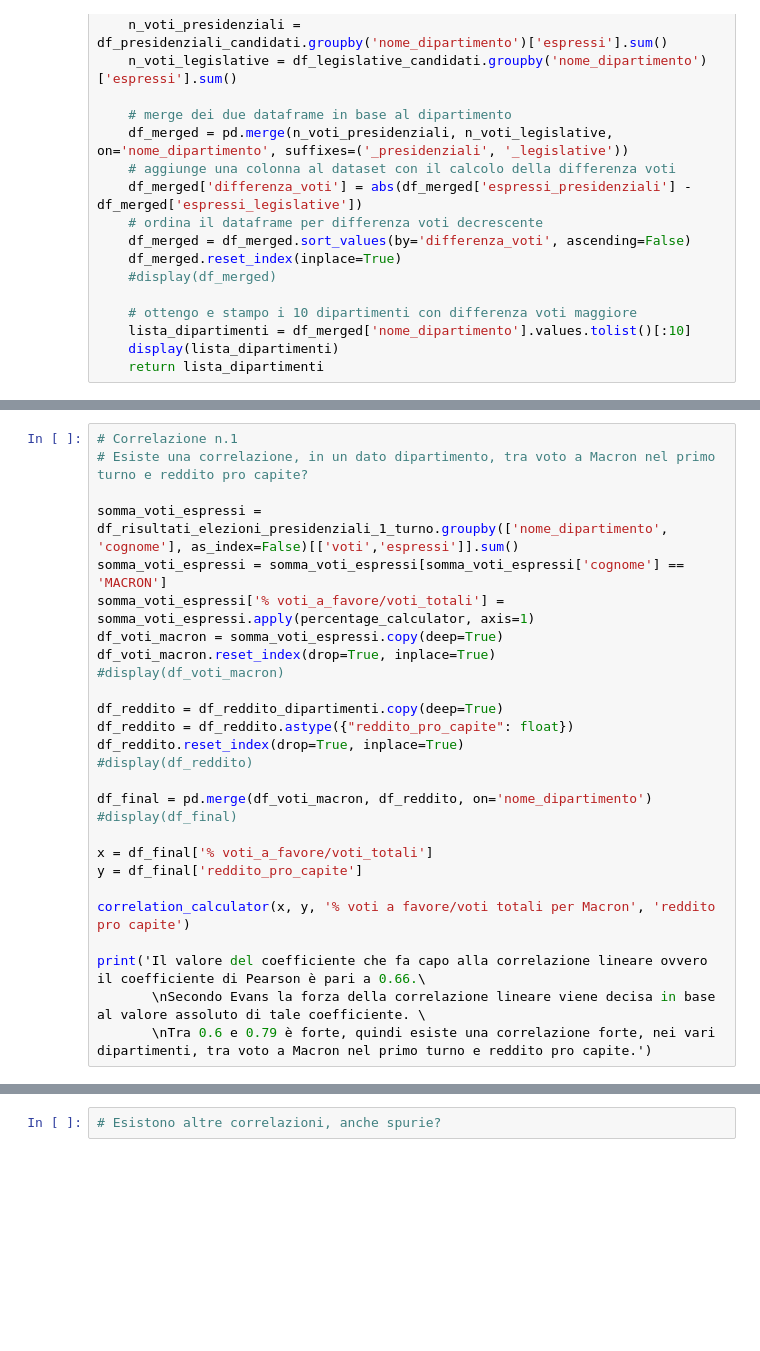
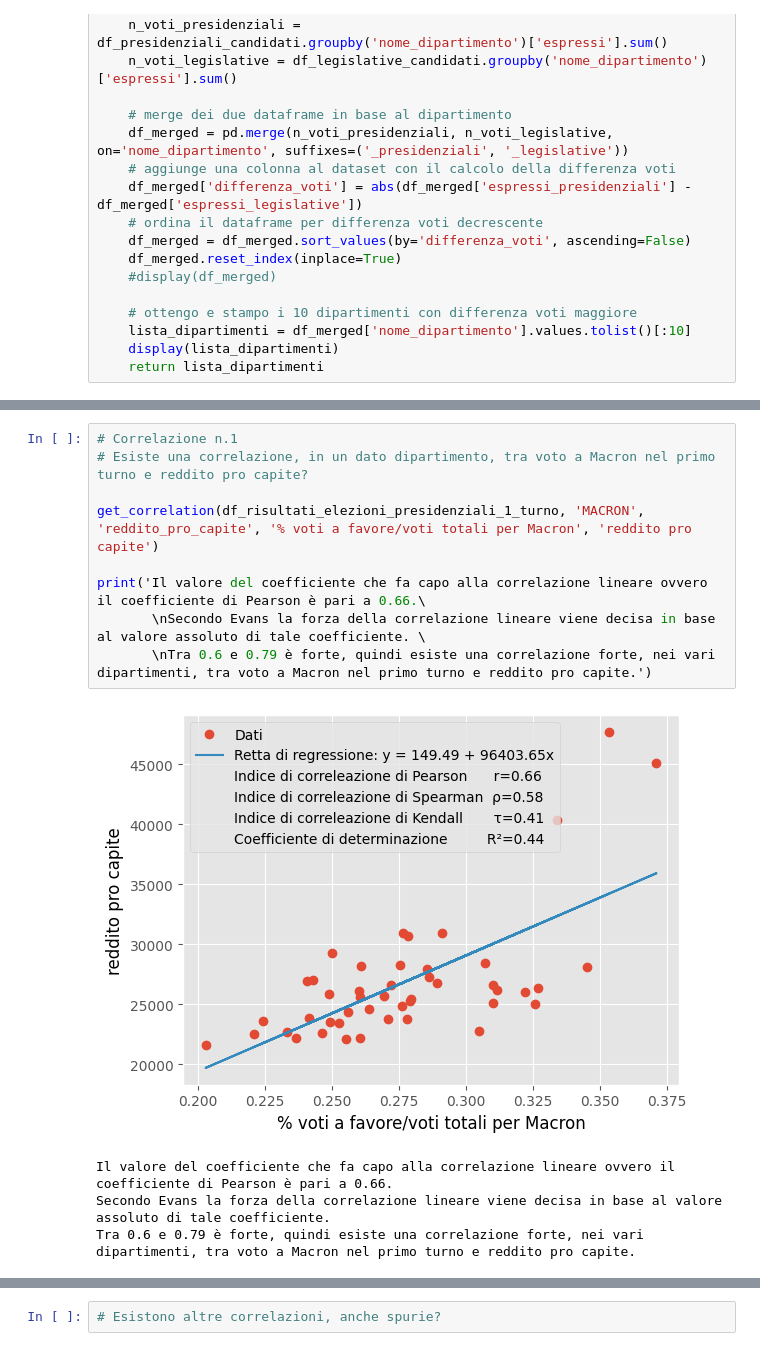
Before and after one commit to NabboGamer/progetto-big-data, a Jupyter notebook: Data Analytics.ipynb, the cells around one changed output, grey strips where cells are left out. Drawn from its saved outputs; the diff is of its cells as text; blank space fills up the shorter version.

Commit message:
* implementata funzione get_correlation

```diff
--- a/Data Analytics.ipynb
+++ b/Data Analytics.ipynb
@@ -338,30 +761,17 @@ lista_dipartimenti_differenza_ = differenza_presidenziali_legislative(['MELENCHO
 # %%
 # Correlazione n.1
 # Esiste una correlazione, in un dato dipartimento, tra voto a Macron nel primo turno e reddito pro capite?
 
-somma_voti_espressi = df_risultati_elezioni_presidenziali_1_turno.groupby(['nome_dipartimento', 'cognome'], as_index=False)[['voti','espressi']].sum()
-somma_voti_espressi = somma_voti_espressi[somma_voti_espressi['cognome'] == 'MACRON']
-somma_voti_espressi['% voti_a_favore/voti_totali'] = somma_voti_espressi.apply(percentage_calculator, axis=1)
-df_voti_macron = somma_voti_espressi.copy(deep=True)
-df_voti_macron.reset_index(drop=True, inplace=True)
-#display(df_voti_macron)
-
-df_reddito = df_reddito_dipartimenti.copy(deep=True)
-df_reddito = df_reddito.astype({"reddito_pro_capite": float})
-df_reddito.reset_index(drop=True, inplace=True)
-#display(df_reddito)
-
-df_final = pd.merge(df_voti_macron, df_reddito, on='nome_dipartimento')
-#display(df_final)
-
-x = df_final['% voti_a_favore/voti_totali']
-y = df_final['reddito_pro_capite']
-
-correlation_calculator(x, y, '% voti a favore/voti totali per Macron', 'reddito pro capite')
+get_correlation(df_risultati_elezioni_presidenziali_1_turno, 'MACRON', 'reddito_pro_capite', '% voti a favore/voti totali per Macron', 'reddito pro capite')
 
 print('Il valore del coefficiente che fa capo alla correlazione lineare ovvero il coefficiente di Pearson è pari a 0.66.\
        \nSecondo Evans la forza della correlazione lineare viene decisa in base al valore assoluto di tale coefficiente. \
        \nTra 0.6 e 0.79 è forte, quindi esiste una correlazione forte, nei vari dipartimenti, tra voto a Macron nel primo turno e reddito pro capite.')
+# %% [output]
+[figure, added]
+Il valore del coefficiente che fa capo alla correlazione lineare ovvero il coefficiente di Pearson è pari a 0.66.
+Secondo Evans la forza della correlazione lineare viene decisa in base al valore assoluto di tale coefficiente.
+Tra 0.6 e 0.79 è forte, quindi esiste una correlazione forte, nei vari dipartimenti, tra voto a Macron nel primo turno e reddito pro capite.
 # %%
 # Correlazione n.2
 # Esiste una correlazione, in un dato dipartimento, tra voto a Macron nel primo turno e disoccupazione?
```
Also changed, not shown: parts of 24 cells of this notebook.
